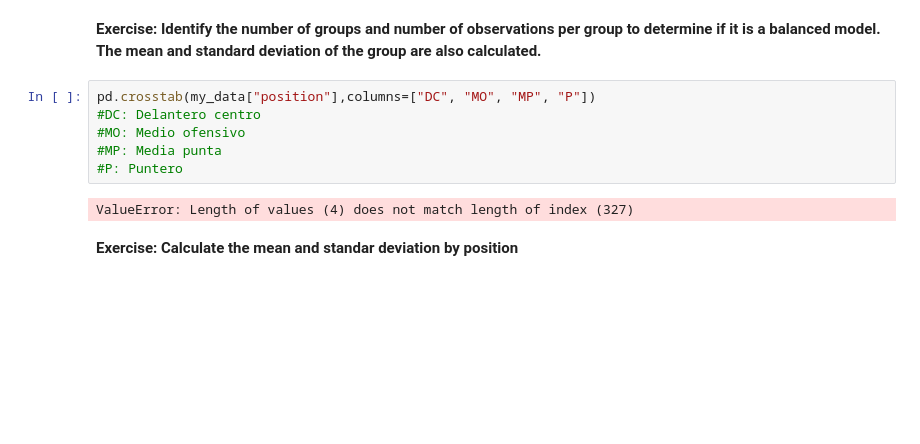
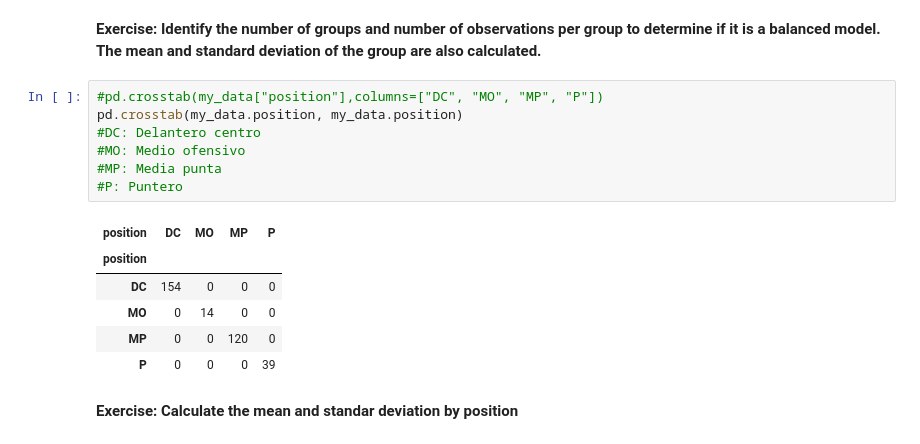
Before and after one commit to andreaj-it/hypothesis-testing-exercises-project-with-python, a Jupyter notebook: notebook/problems.ipynb, the cells around one changed output. Cells and saved outputs as stored; diff of their text form; blank space fills up the shorter version.

```diff
--- a/notebook/problems.ipynb
+++ b/notebook/problems.ipynb
@@ -43,13 +43,19 @@ my_data.describe()
 # %% [markdown]
 **Exercise: Identify the number of groups and number of observations per group to determine if it is a balanced model. The mean and standard deviation of the group are also calculated.**
 # %%
-pd.crosstab(my_data["position"],columns=["DC", "MO", "MP", "P"])
+#pd.crosstab(my_data["position"],columns=["DC", "MO", "MP", "P"])
+pd.crosstab(my_data.position, my_data.position)
 #DC: Delantero centro
 #MO: Medio ofensivo
 #MP: Media punta
 #P: Puntero
 # %% [output]
-ValueError: Length of values (4) does not match length of index (327)
+| position | DC | MO | MP | P |
+| position |  |  |  |  |
+| DC | 154 | 0 | 0 | 0 |
+| MO | 0 | 14 | 0 | 0 |
+| MP | 0 | 0 | 120 | 0 |
+| P | 0 | 0 | 0 | 39 |
 # %% [markdown]
 **Exercise: Calculate the mean and standar deviation by position**
 # %%
```
Also changed, not shown: parts of 2 cells of this notebook.
